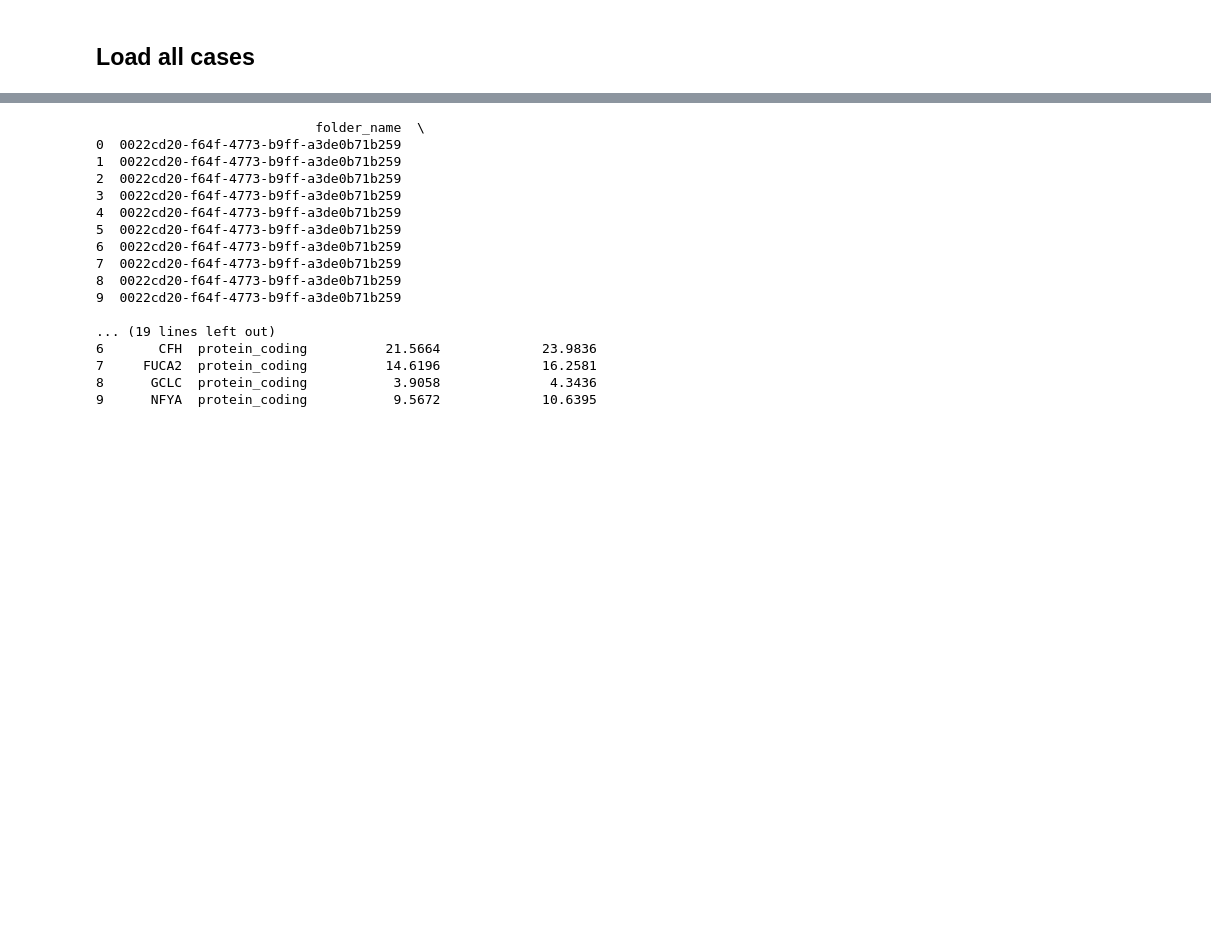
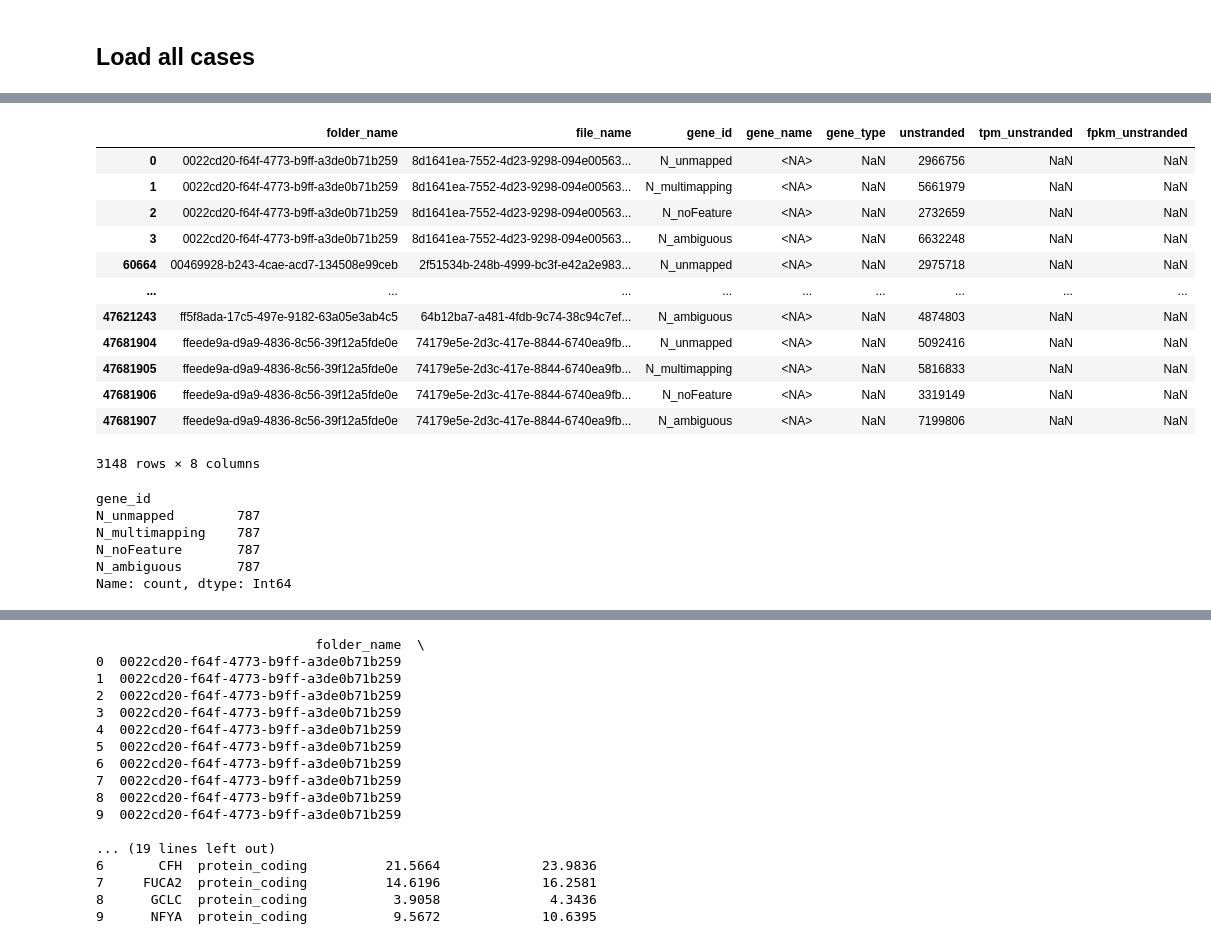
Before and after one commit to giorgiaBertacchini/miRNA_survival_analysis, a Jupyter notebook: notebooks/data_analysis/data_analysis_mRNA.ipynb, the cells around one changed output, grey strips where cells are left out. Cells and saved outputs as stored; diff of their text form; code cells hidden in the pictures; blank space fills up the shorter version.

```diff
--- a/notebooks/data_analysis/data_analysis_mRNA.ipynb
+++ b/notebooks/data_analysis/data_analysis_mRNA.ipynb
@@ -147,28 +232,34 @@ Index(['gene_id', 'gene_name', 'gene_type', 'unstranded', 'stranded_first',
 ## Load all cases
 # %%
 def import_txt(file_path):
-    temp_df = pd.read_csv(file_path, sep="\t", comment="#")
-    if 'fpkm_uq_unstranded' in temp_df.columns:
-        temp_df = temp_df[['gene_id', 'gene_name', 'gene_type', 'fpkm_unstranded', 'fpkm_uq_unstranded']]
-        temp_df = temp_df.dropna(how='all')
-        return temp_df
-    return None
+    dtype_map = {
+        "gene_id": "string",
+        "gene_name": "string",
+        "gene_type": "category",
+        "unstranded": "Int64",
+        "tpm_unstranded": "float64",
+        "fpkm_unstranded": "float64"
+    }
+    usecols = ['gene_id', 'gene_name', 'gene_type', 'unstranded', 'tpm_unstranded', 'fpkm_unstranded']
+    temp_df = pd.read_csv(file_path, sep="\t", comment="#", usecols=usecols, dtype=dtype_map)
+    return temp_df.dropna(how="all")
 
 def mRNA_process():
-    # Initialize an empty DataFrame to store the results
-    df = pd.DataFrame(columns=["folder_name", "file_name", 'gene_id', 'gene_name', 'gene_type', 'fpkm_unstranded', 'fpkm_uq_unstranded'])
+    all_dfs = []
+    i = 0
     for subfolder in os.listdir(RNA_PATH):
         for file in os.listdir(f"{RNA_PATH}/{subfolder}"):
             if file.endswith("augmented_star_gene_counts.tsv"):
+                print(f"{i} | Processing file: {RNA_PATH}/{subfolder}/{file}")
+                i += 1
                 selected_data = import_txt(f"{RNA_PATH}/{subfolder}/{file}")
 
-                if selected_data is not None:
-                    selected_data = selected_data[selected_data["gene_type"] == "protein_coding"]
+                if selected_data is not None and not selected_data.empty:
+                    selected_data.insert(0, "file_name", file)
+                    selected_data.insert(0, "folder_name", subfolder)
+                    all_dfs.append(selected_data)
+    df = pd.concat(all_dfs, ignore_index=True)
+    return df
 
-                    # Safe concatenation avoiding empty DataFrames or with NaN values
-                    if not selected_data.empty and not selected_data.isna().all().all():
-                        selected_data.insert(0, "file_name", file)
-                        selected_data.insert(0, "folder_name", subfolder)
-                        df = pd.concat([df, selected_data], ignore_index=True)
-    return df
-protein_coding_df = mRNA_process()
+mRNA_df = mRNA_process()
+mRNA_df.shape
@@ -174,0 +306,26 @@ protein_coding_df = mRNA_process()
+# %%
+mRNA_df[mRNA_df['gene_type'].isna()]
+# %% [output]
+|  | folder_name | file_name | gene_id | gene_name | gene_type | unstranded | tpm_unstranded | fpkm_unstranded |
+| 0 | 0022cd20-f64f-4773-b9ff-a3de0b71b259 | 8d1641ea-7552-4d23-9298-094e00563... | N_unmapped | <NA> | NaN | 2966756 | NaN | NaN |
+| 1 | 0022cd20-f64f-4773-b9ff-a3de0b71b259 | 8d1641ea-7552-4d23-9298-094e00563... | N_multimapping | <NA> | NaN | 5661979 | NaN | NaN |
+| 2 | 0022cd20-f64f-4773-b9ff-a3de0b71b259 | 8d1641ea-7552-4d23-9298-094e00563... | N_noFeature | <NA> | NaN | 2732659 | NaN | NaN |
+| 3 | 0022cd20-f64f-4773-b9ff-a3de0b71b259 | 8d1641ea-7552-4d23-9298-094e00563... | N_ambiguous | <NA> | NaN | 6632248 | NaN | NaN |
+| 60664 | 00469928-b243-4cae-acd7-134508e99ceb | 2f51534b-248b-4999-bc3f-e42a2e983... | N_unmapped | <NA> | NaN | 2975718 | NaN | NaN |
+| ... | ... | ... | ... | ... | ... | ... | ... | ... |
+| 47621243 | ff5f8ada-17c5-497e-9182-63a05e3ab4c5 | 64b12ba7-a481-4fdb-9c74-38c94c7ef... | N_ambiguous | <NA> | NaN | 4874803 | NaN | NaN |
+| 47681904 | ffeede9a-d9a9-4836-8c56-39f12a5fde0e | 74179e5e-2d3c-417e-8844-6740ea9fb... | N_unmapped | <NA> | NaN | 5092416 | NaN | NaN |
+| 47681905 | ffeede9a-d9a9-4836-8c56-39f12a5fde0e | 74179e5e-2d3c-417e-8844-6740ea9fb... | N_multimapping | <NA> | NaN | 5816833 | NaN | NaN |
+| 47681906 | ffeede9a-d9a9-4836-8c56-39f12a5fde0e | 74179e5e-2d3c-417e-8844-6740ea9fb... | N_noFeature | <NA> | NaN | 3319149 | NaN | NaN |
+| 47681907 | ffeede9a-d9a9-4836-8c56-39f12a5fde0e | 74179e5e-2d3c-417e-8844-6740ea9fb... | N_ambiguous | <NA> | NaN | 7199806 | NaN | NaN |
+3148 rows × 8 columns
+# %%
+# Count how many gene_id are N_unmapped, N_multimapping, N_noFeature, N_ambiguous
+mRNA_df['gene_id'].value_counts().loc[['N_unmapped', 'N_multimapping', 'N_noFeature', 'N_ambiguous']]
+# %% [output]
+gene_id
+N_unmapped        787
+N_multimapping    787
+N_noFeature       787
+N_ambiguous       787
+Name: count, dtype: Int64
```
Also changed, not shown: parts of 29 cells of this notebook, 1 other file.
